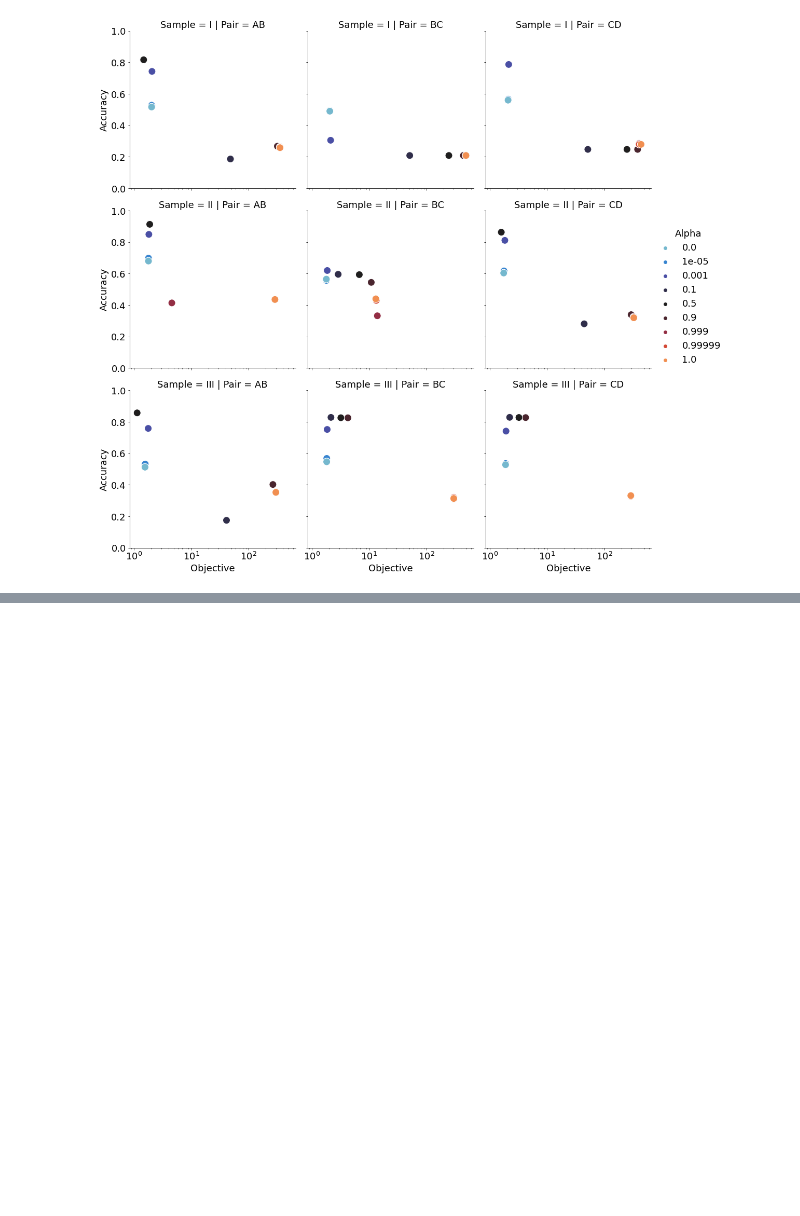
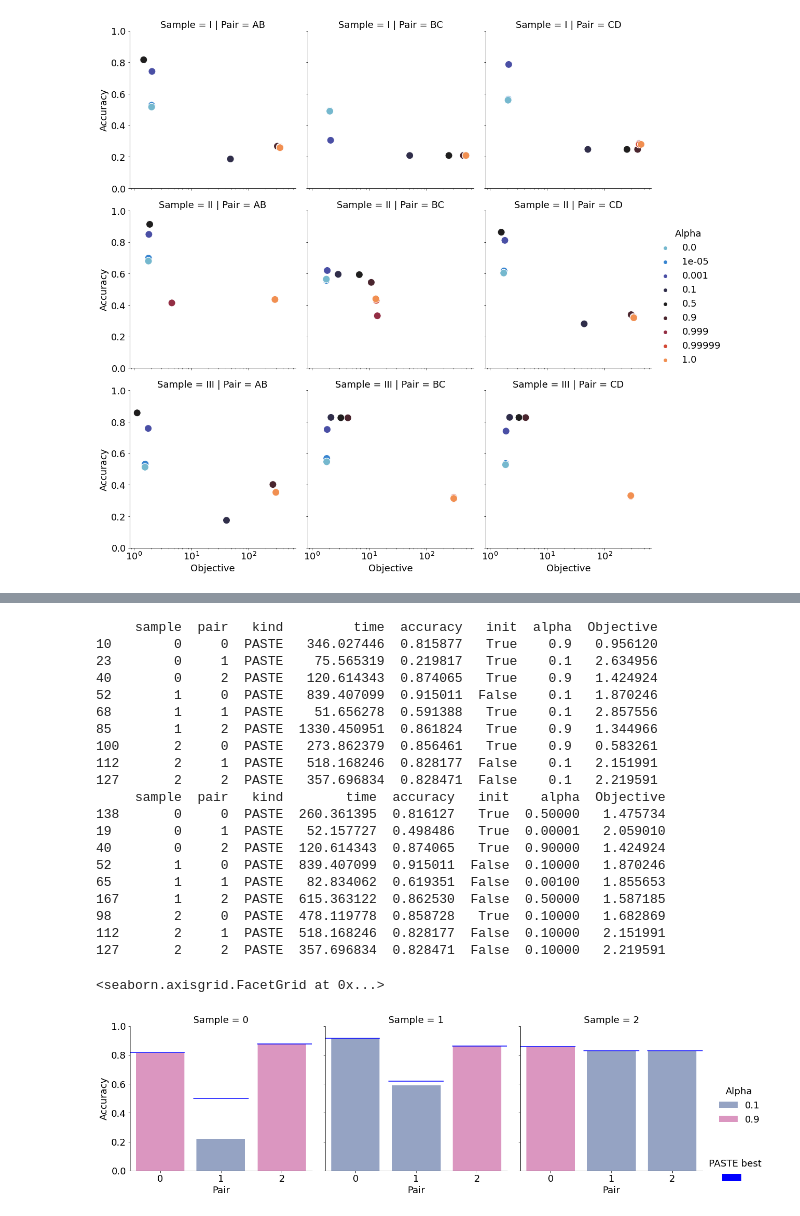
Before and after one commit to raphael-group/paste_reproducibility, a Jupyter notebook: notebooks/compare-alphas-inits.ipynb, the cells around one changed output, grey strips where cells are left out. Cells and saved outputs as stored; diff of their text form; code cells hidden in the pictures; blank space fills up the shorter version.

```diff
--- a/notebooks/compare-alphas-inits.ipynb
+++ b/notebooks/compare-alphas-inits.ipynb
@@ -74,0 +101,43 @@ g.add_legend(handles=[mpatches.Patch(color='b')],title='PASTE best',bbox_to_anch
+# %%
+res_df = pd.read_csv('../data/DLPFC/saved_results/PASTE_pairwise_accuracy_results_objective.csv',index_col=0,sep=',')
+res_df = res_df[res_df['kind']=='PASTE']
+temp_df = res_df.sort_values('init',ascending=False).sort_values(['sample','pair'])
+
+### CHANGE this line to togle between A and B
+temp_df = res_df[(res_df['alpha'].isin([0.1,0.5,0.9]))].copy()
+
+temp_df = temp_df.loc[temp_df.groupby(['sample','pair']).Objective.idxmin()]
+print(temp_df)
+temp_df = temp_df.rename(columns={'sample':"Sample","pair":"Pair",'alpha':'Alpha','accuracy':'Accuracy'})
+g = sns.catplot(x="Pair", y="Accuracy", col="Sample",hue="Alpha",data=temp_df, dodge=False,kind="bar", ci=None, aspect=1,legend=True,palette=sns.color_palette("Set2")[2:])
+g.set_axis_labels("Pair", "Accuracy").set(ylim=(0, 1))
+temp_df = res_df[res_df['kind']=='PASTE'].copy()
+temp_df = temp_df.loc[temp_df.groupby(['sample','pair']).accuracy.idxmax()]
+print(temp_df)
+for j in range(3):
+    for i in range(3):
+        g.axes[0][j].axhline(float(temp_df[(temp_df['sample']==j)&(temp_df['pair']==i)]['accuracy']), 0.35*i, 0.35*i+0.3,color='b')
+g.add_legend(handles=[mpatches.Patch(color='b')],title='PASTE best',bbox_to_anchor=(1, 0.15))
+# %% [output]
+     sample  pair   kind         time  accuracy   init  alpha  Objective
+10        0     0  PASTE   346.027446  0.815877   True    0.9   0.956120
+23        0     1  PASTE    75.565319  0.219817   True    0.1   2.634956
+40        0     2  PASTE   120.614343  0.874065   True    0.9   1.424924
+52        1     0  PASTE   839.407099  0.915011  False    0.1   1.870246
+68        1     1  PASTE    51.656278  0.591388   True    0.1   2.857556
+85        1     2  PASTE  1330.450951  0.861824   True    0.9   1.344966
+100       2     0  PASTE   273.862379  0.856461   True    0.9   0.583261
+112       2     1  PASTE   518.168246  0.828177  False    0.1   2.151991
+127       2     2  PASTE   357.696834  0.828471  False    0.1   2.219591
+     sample  pair   kind        time  accuracy   init    alpha  Objective
+138       0     0  PASTE  260.361395  0.816127   True  0.50000   1.475734
+19        0     1  PASTE   52.157727  0.498486   True  0.00001   2.059010
+40        0     2  PASTE  120.614343  0.874065   True  0.90000   1.424924
+52        1     0  PASTE  839.407099  0.915011  False  0.10000   1.870246
+65        1     1  PASTE   82.834062  0.619351  False  0.00100   1.855653
+167       1     2  PASTE  615.363122  0.862530  False  0.50000   1.587185
+98        2     0  PASTE  478.119778  0.858728   True  0.10000   1.682869
+112       2     1  PASTE  518.168246  0.828177  False  0.10000   2.151991
+127       2     2  PASTE  357.696834  0.828471  False  0.10000   2.219591
+<seaborn.axisgrid.FacetGrid at 0x...>
+[figure, added]
```
Also changed, not shown: parts of 1 cell of this notebook, 9 other files.
